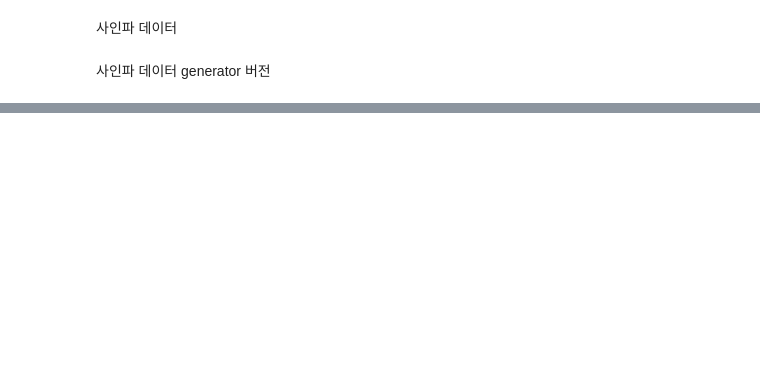
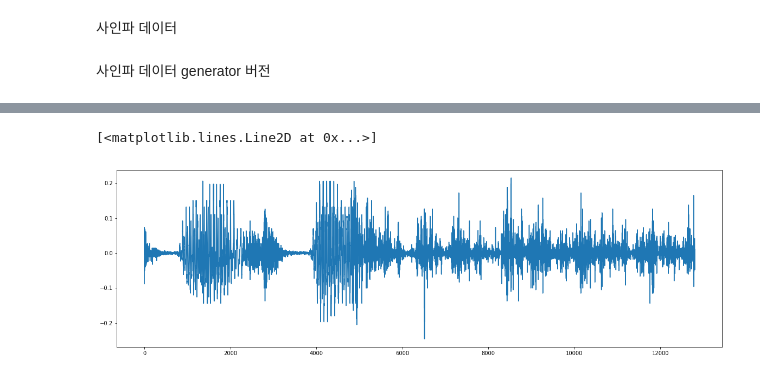
Before and after one commit to bt22dr/deep-learning-papers, a Jupyter notebook: code/WaveNet.ipynb, the cells around one changed output, grey strips where cells are left out. Saved outputs shown, nothing was run; the diff lists cells and outputs as text; code cells hidden in the pictures; blank space fills up the shorter version.

```diff
--- a/code/WaveNet.ipynb
+++ b/code/WaveNet.ipynb
@@ -624,18 +626,18 @@ for epoch in range(10):
     # Track progress
     epoch_loss_avg(loss_value)  # add current batch loss
 
-    if i % 10 == 0:
+    if i % 100 == 0:
       # print("batch_x:", batch_x.shape, np.min(batch_x), np.max(batch_x), np.median(batch_x))
       # print("batch_y:", batch_y.shape, np.min(batch_y), np.max(batch_y), np.median(batch_y))
       out = wavenet_model(batch_x)
       # print("output:", np.min(out), np.max(out), np.median(out), out.shape)
       out_wav = np.argmax(out, 2)
-      # print("batch_y:", batch_y.shape, batch_y[0][:100])
-      # print("out_wav:", out_wav.shape, out_wav[0][10000:10000+100])
       print("Epoch {:03d} Iter {:03d}: Loss: {:.10f}".format(epoch, i, epoch_loss_avg.result()))
 
-    if i == 100:
-      break
+  out = wavenet_model(batch_x)
+  out_wav = np.argmax(out, 2)
+  print("batch_y:", batch_y.shape, batch_y[0][:100])
+  print("out_wav:", out_wav.shape, out_wav[0][:100])
 # %% [output]
 WARNING:tensorflow:From /usr/local/lib/python3.6/dist-packages/tensorflow/python/data/ops/iterator_ops.py:532: colocate_with (from tensorflow.python.framework.ops) is deprecated and will be removed in ...
 Instructions for updating:
@@ -700,0 +702,14 @@ ipd.Audio(output_wav.numpy(), rate=sample_rate)
+# %%
+output_wav = np.reshape(output_wav, (1, -1))
+output_wav = mu_law_encode(output_wav, mu)
+generated_wav = tf.cast(tf.expand_dims(output_wav, -1), tf.float32).numpy()
+
+time_steps = tqdm_notebook(range(8000))
+for i in time_steps:
+  sample = generated_wav[:, -int(sec*sample_rate):, :].astype('float32')
+  next_sample_logit = wavenet_model(sample)
+  next_sample_prob = tf.nn.softmax(next_sample_logit)
+  dist = tf.distributions.Categorical(probs=next_sample_prob)
+  next_sample = dist.sample()
+  next_sample = np.expand_dims(next_sample, -1)
+  generated_wav = np.concatenate([generated_wav, next_sample[:, -2:-1:,:]], axis=1)
@@ -700,0 +718,7 @@ ipd.Audio(output_wav.numpy(), rate=sample_rate)
+# %%
+wav = mu_law_decode(np.squeeze(generated_wav), 256)
+plt.figure(figsize=[20, 6])
+plt.plot(wav.numpy())
+# %% [output]
+[<matplotlib.lines.Line2D at 0x...>]
+[figure, added]
```
Also changed, not shown: parts of 20 cells of this notebook.
